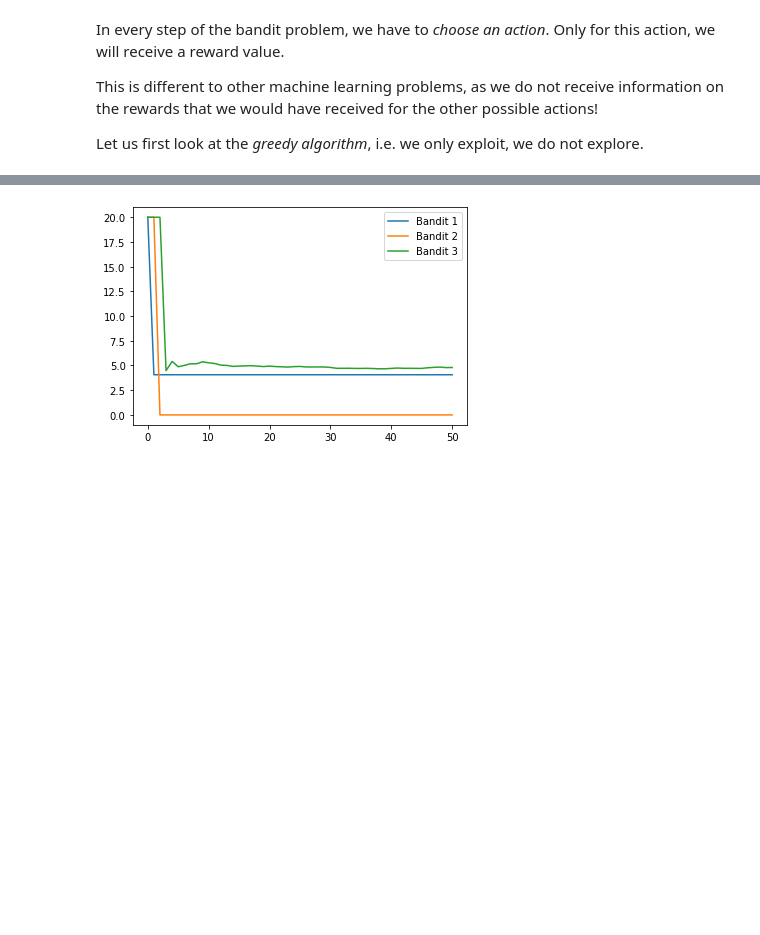
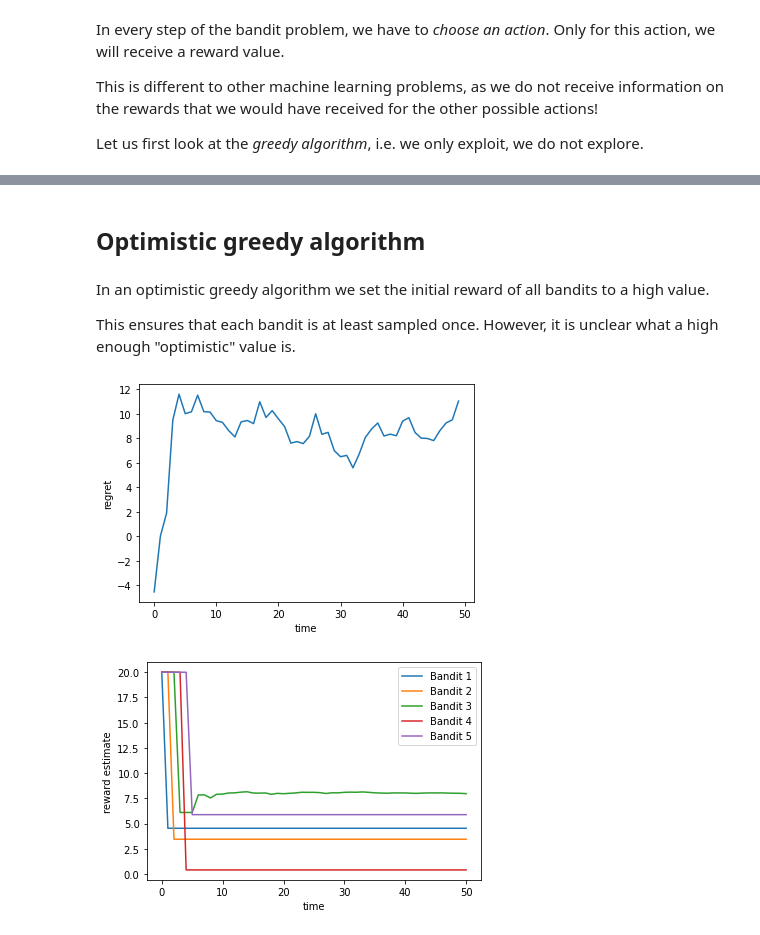
Before and after one commit to gbusch/contextual-bandits, a Jupyter notebook: 01_bandits.ipynb, the cells around one changed output, grey strips where cells are left out. Cells and saved outputs as stored; diff of their text form; code cells hidden in the pictures; blank space fills up the shorter version.

```diff
--- a/01_bandits.ipynb
+++ b/01_bandits.ipynb
@@ -14,3 +11,7 @@ testbed = [Bandit(5), Bandit(4), Bandit(8), Bandit(3), Bandit(7)]
+# %%
+from bandit import Bandit
+mean_rewards = [5, 4, 8, 3, 7]
+testbed = [Bandit(mr) for mr in mean_rewards]
 # %%
 samples = [[bandit.pull() for _ in range(100000)] for bandit in testbed]
 
@@ -42,20 +43,32 @@ Let us first look at the *greedy algorithm*, i.e. we only exploit, we do not exp
 # %%
 N_TRIALS = 50
 
+sum_reward = 0
 rewards = np.ndarray((N_TRIALS +1, len(testbed)))
+regret = np.ndarray((N_TRIALS,))
 
 estimated_rewards = [bandit.sample() for bandit in testbed]
 rewards[0, :] = estimated_rewards
 for n in range(N_TRIALS):
     bandit = testbed[np.argmax(estimated_rewards)]
     R = bandit.pull()
+    sum_reward += R
     bandit.update(R)
     estimated_rewards = [bandit.sample() for bandit in testbed]
     rewards[n + 1, :] = estimated_rewards
+    regret[n] = n * max(mean_rewards) - sum_reward
+
+plt.figure()
+plt.plot(regret)
+plt.xlabel("time")
+plt.ylabel("regret")
+plt.show()
 
 plt.figure()
 for b in range(rewards.shape[1]):
     plt.plot(rewards[:, b], label=f'Bandit {b+1}')
 plt.legend()
+plt.xlabel("time")
+plt.ylabel("reward estimate")
 plt.show()
 # %% [output]
@@ -63,23 +77,53 @@ plt.show()
+# %% [markdown]
+## Optimistic greedy algorithm
+# %% [markdown]
+In an optimistic greedy algorithm we set the initial reward of all bandits to a high value.
+
+This ensures that each bandit is at least sampled once. However, it is unclear what a high enough "optimistic" value is.
+# %%
+from bandit import Bandit
+
+
+class OptimisticBandit(Bandit):
+    """
+    class for an optimistic bandit
+    """
+    def initialize(self, Q):
+        self.Q = Q  # estimate of reward
 # %%
-from optimistic_bandit import OptimisticBandit
-testbed = [OptimisticBandit(3, Q=20), OptimisticBandit(1, Q=20), OptimisticBandit(5, Q=20)]
+mean_rewards = [5, 4, 8, 3, 7]
+testbed = [OptimisticBandit(mr, Q=20) for mr in mean_rewards]
+
 N_TRIALS = 50
 
+sum_reward = 0
 rewards = np.ndarray((N_TRIALS +1, len(testbed)))
+regret = np.ndarray((N_TRIALS,))
 
 estimated_rewards = [bandit.sample() for bandit in testbed]
 rewards[0, :] = estimated_rewards
 for n in range(N_TRIALS):
     bandit = testbed[np.argmax(estimated_rewards)]
     R = bandit.pull()
+    sum_reward += R
     bandit.update(R)
     estimated_rewards = [bandit.sample() for bandit in testbed]
     rewards[n + 1, :] = estimated_rewards
+    regret[n] = n * max(mean_rewards) - sum_reward
+
+plt.figure()
+plt.plot(regret)
+plt.xlabel("time")
+plt.ylabel("regret")
+plt.show()
 
 plt.figure()
 for b in range(rewards.shape[1]):
     plt.plot(rewards[:, b], label=f'Bandit {b+1}')
 plt.legend()
+plt.xlabel("time")
+plt.ylabel("reward estimate")
 plt.show()
 # %% [output]
-[figure, old version]
+[figure, new version]
+[figure, added]
```
Also changed, not shown: parts of 8 cells of this notebook, 5 other files.
